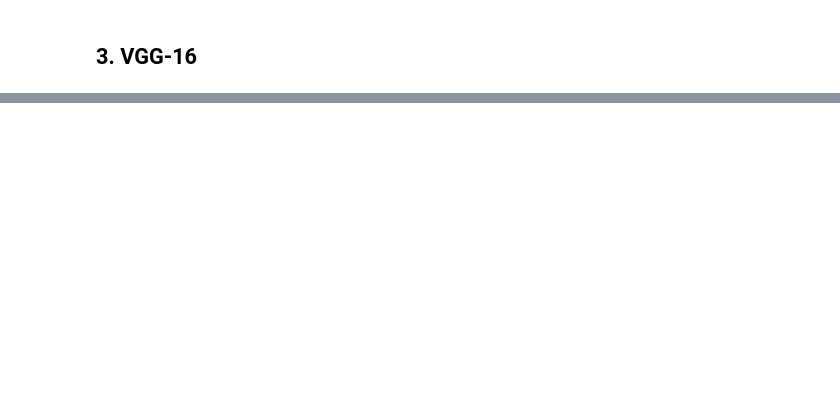
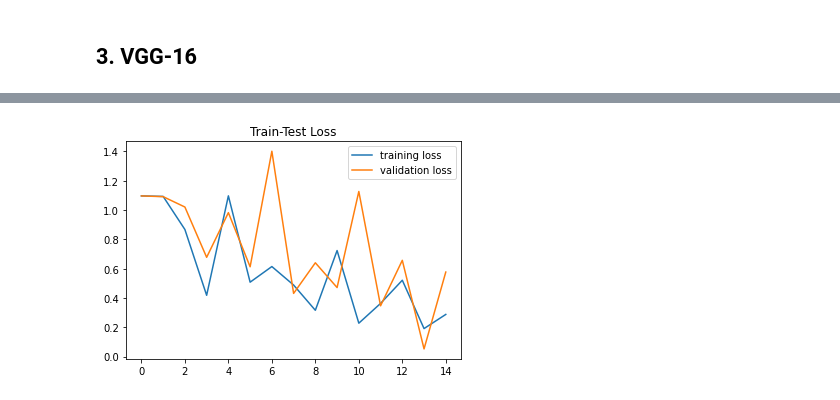
Before and after one commit to rifatislamomio/Neural-Net_Flame-Smoke-Detection, a Jupyter notebook: cse465-flame-smoke-detection.ipynb, the cells around one changed output, grey strips where cells are left out. Drawn from its saved outputs; the diff is of its cells as text; code cells hidden in the pictures; blank space fills up the shorter version.

Commit message:
Enhancement #5 #7 : Implemented ZFNet and GoogLeNet

```diff
--- a/cse465-flame-smoke-detection.ipynb
+++ b/cse465-flame-smoke-detection.ipynb
@@ -964,0 +1132,3 @@ evalDf
+# %%
+modelZfnet = ZFNet()
+modelZfnet = modelZfnet.cuda()
@@ -964,0 +1142,10 @@ evalDf
+# %%
+#Hyperparams
+ZFLR = 0.001
+ZFEPOCH = 15
+ZFSEED = 42
+torch.manual_seed(ZFSEED)
+torch.cuda.manual_seed(ZFSEED)
+
+criterion = nn.CrossEntropyLoss()
+optimizer = torch.optim.SGD(modelZfnet.parameters(), lr=ZFLR,momentum=0.9)
@@ -964,0 +1226,7 @@ evalDf
+# %%
+plt.plot(train_losses_zf, label='training loss')
+plt.plot(test_losses_zf, label='validation loss')
+plt.title('Train-Test Loss')
+plt.legend();
+# %% [output]
+[figure, added]
```
Also changed, not shown: parts of 58 cells of this notebook.
